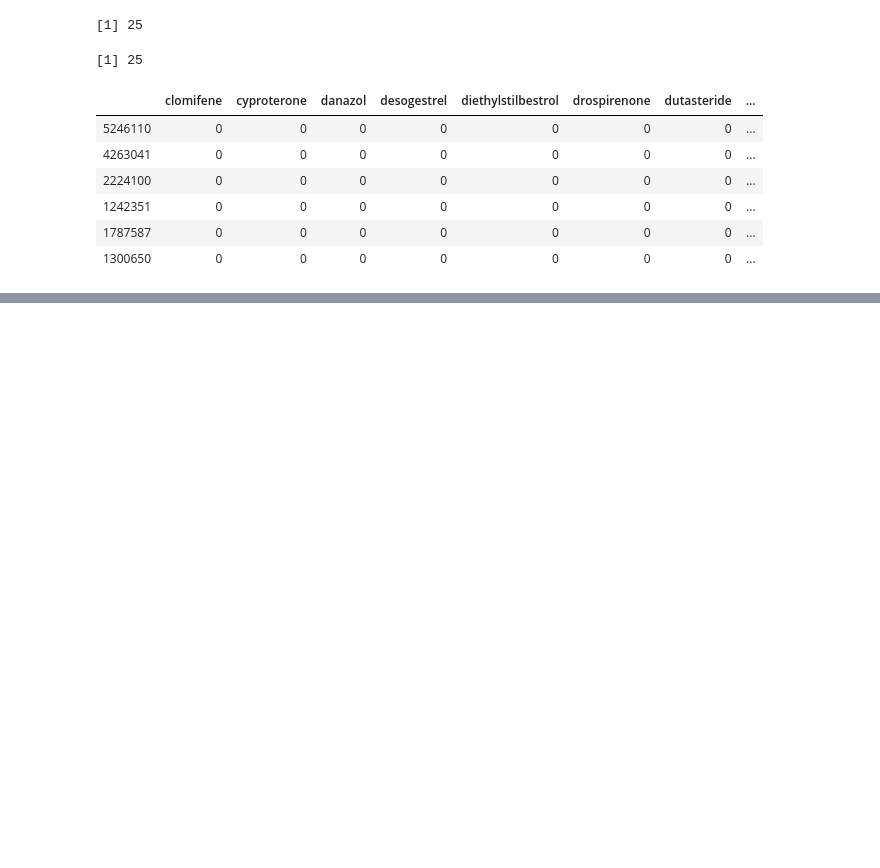
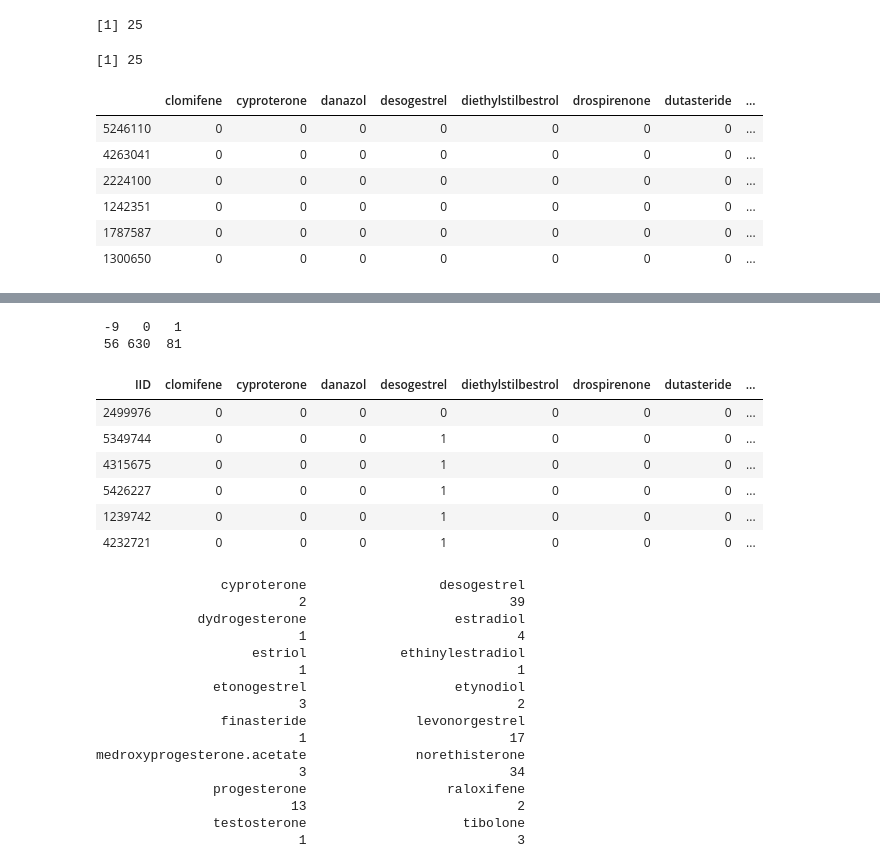
Before and after one commit to rivas-lab/sex-diff-biomarker-genetics, a Jupyter notebook: notebooks/HormoneMedData.ipynb, the cells around one changed output, grey strips where cells are left out. Cells and saved outputs as stored; diff of their text form; code cells hidden in the pictures; blank space fills up the shorter version.

```diff
--- a/notebooks/HormoneMedData.ipynb
+++ b/notebooks/HormoneMedData.ipynb
@@ -104,7 +104,8 @@ complete_drug_dat <- drug_dat[num_patients > 0] %>% reduce(full_join, by = "IID"
 complete_drug_dat[is.na(complete_drug_dat)] <- 0
 complete_drug_dat[complete_drug_dat==2] <- 1
 # %%
-collapse_cols <- sapply(drug_to_trait, function(x) ifelse(length(x)==1, data.frame(complete_drug_dat[,x]),data.frame(apply(complete_drug_dat[,x], 1, sum))))
+collapse_cols <- sapply(drug_to_trait, function(x) ifelse(length(x)==1, data.frame(complete_drug_dat[,x]),
+                                                          data.frame(apply(complete_drug_dat[,x], 1, function(y) any(y==1)))))
 # %%
 collapse_df <- (do.call(cbind, collapse_cols))
 # %%
@@ -140,3 +141,10 @@ write.table(drug_dat, file="../data/id_to_hormone_drug.txt", row.names=FALSE, qu
                         181                         333
                testosterone                    tibolone
                         346                         876
+# %%
+contraceptives <- select(data.frame(drug_dat), c("IID", "ethinylestradiol", "levonorgestrel", "medroxyprogesterone.acetate",
+"norethisterone", "progesterone"))
+head(contraceptives)
+contraceptives$num_c <- apply(contraceptives[,2:ncol(contraceptives)] , 1, sum)
+table(contraceptives$num_c)
+filter(contraceptives, num_c > 1)
@@ -142,0 +176,33 @@ write.table(drug_dat, file="../data/id_to_hormone_drug.txt", row.names=FALSE, qu
+# %%
+table(filter(phase_meno, IID %in% filter(contraceptives, num_c > 0)$IID)$pill)
+# only 81 say they're on the pill
+drug_on_pill <- filter(data.frame(drug_dat), IID %in% filter(phase_meno, pill==1)$IID)
+head(drug_on_pill)
+on_pill_sums <-apply(drug_on_pill[,2:ncol(drug_on_pill)], 2, sum)
+on_pill_sums[on_pill_sums!=0]
+# %% [output]
+ -9   0   1
+ 56 630  81
+| IID | clomifene | cyproterone | danazol | desogestrel | diethylstilbestrol | drospirenone | dutasteride | ... |
+| 2499976 | 0 | 0 | 0 | 0 | 0 | 0 | 0 | ... |
+| 5349744 | 0 | 0 | 0 | 1 | 0 | 0 | 0 | ... |
+| 4315675 | 0 | 0 | 0 | 1 | 0 | 0 | 0 | ... |
+| 5426227 | 0 | 0 | 0 | 1 | 0 | 0 | 0 | ... |
+| 1239742 | 0 | 0 | 0 | 1 | 0 | 0 | 0 | ... |
+| 4232721 | 0 | 0 | 0 | 1 | 0 | 0 | 0 | ... |
+                cyproterone                 desogestrel
+                          2                          39
+             dydrogesterone                   estradiol
+                          1                           4
+                    estriol            ethinylestradiol
+                          1                           1
+               etonogestrel                   etynodiol
+                          3                           2
+                finasteride              levonorgestrel
+                          1                          17
+medroxyprogesterone.acetate              norethisterone
+                          3                          34
+               progesterone                  raloxifene
+                         13                           2
+               testosterone                    tibolone
+                          1                           3
```
Also changed, not shown: parts of 4 cells of this notebook.
